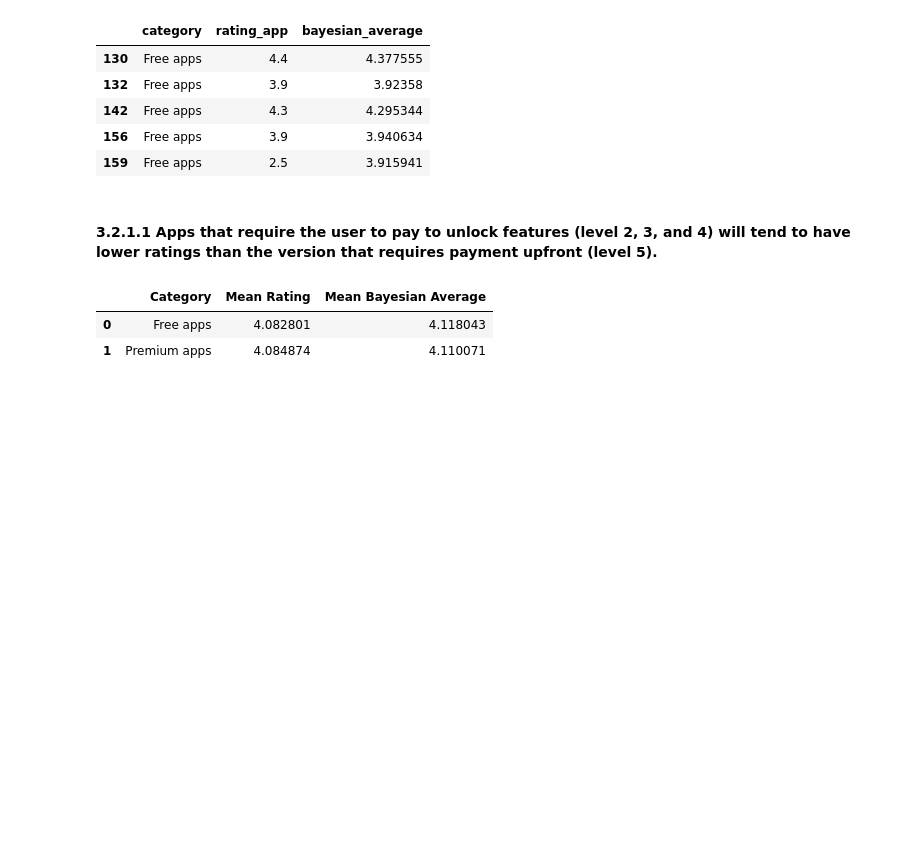
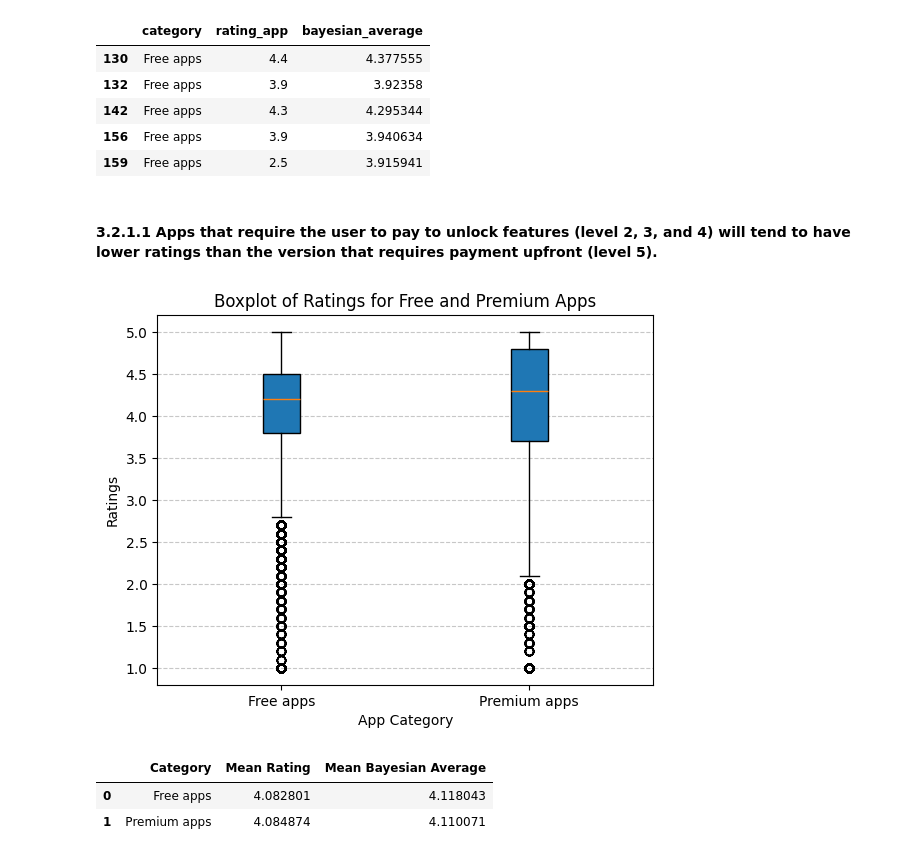
Before and after one commit to kevinmout/SBM, a Jupyter notebook: EDA.ipynb, the cells around one changed output. Drawn from its saved outputs; the diff is of its cells as text; code cells hidden in the pictures; blank space fills up the shorter version.

```diff
--- a/EDA.ipynb
+++ b/EDA.ipynb
@@ -1551,6 +1551,20 @@ mean_results = pd.DataFrame({
     'Mean Rating': [mean_rating_free, mean_rating_premium],
     'Mean Bayesian Average': [mean_bayesian_free, mean_bayesian_premium]
 })
+# %%
+# Combine ratings for boxplot
+categories = ['Free apps', 'Premium apps']
+ratings_data = [df_h2a[df_h2a['category'] == cat]['rating_app'] for cat in categories]
+
+plt.boxplot(ratings_data, labels=categories, patch_artist=True)
+plt.title('Boxplot of Ratings for Free and Premium Apps')
+plt.ylabel('Ratings')
+plt.xlabel('App Category')
+plt.grid(axis='y', linestyle='--', alpha=0.7)
+
+plt.show()
+# %% [output]
+[figure, added]
 # %%
 mean_results
 # %% [output]
```
Also changed, not shown: 4 other files.
